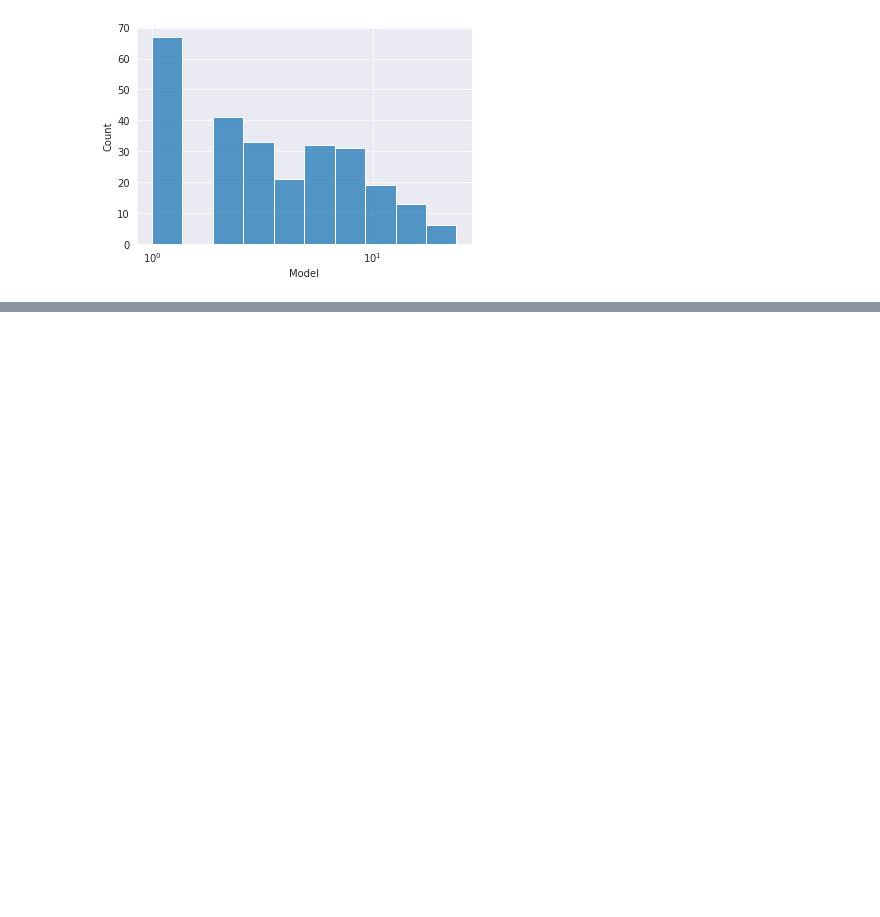
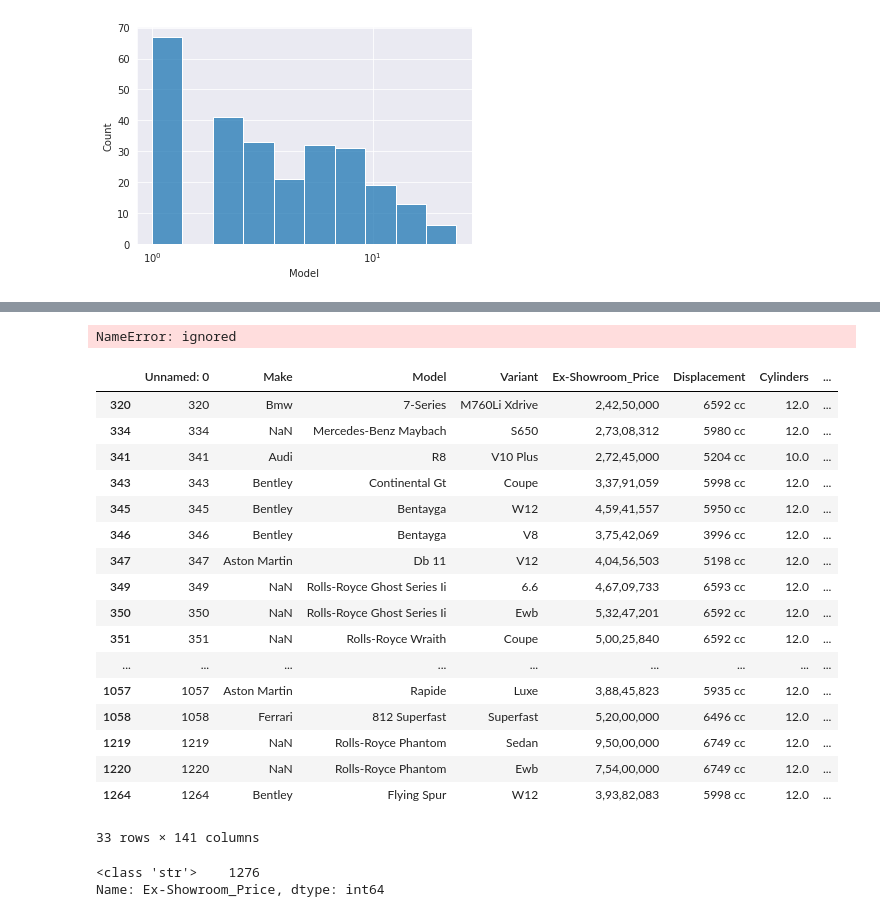
Before and after one commit to emojivibe/urvashi_data_engage, a Jupyter notebook: engage_cars.ipynb, the cells around one changed output, grey strips where cells are left out. Cells and saved outputs as stored; diff of their text form; code cells hidden in the pictures; blank space fills up the shorter version.

```diff
--- a/engage_cars.ipynb
+++ b/engage_cars.ipynb
@@ -251,0 +448,11 @@ sns.histplot(model_by_ex_showroom_price, log_scale=True)
+# %%
+def clean_currency(x):
+    """ If the value is a string, then remove currency symbol and delimiters
+    otherwise, the value is numeric and can be converted
+    """
+    if isinstance(x, str):
+        return(x.replace('$', '').replace(',', ''))
+    return(x)
+# %%
+df['Ex-Showroom_Price'] = df['Ex-Showroom_Price'].apply(clean_currency).astype('float')
+df['Price_Type'] = df['Ex-Showroom_Price'].apply(lambda x: type(x).__name__)
@@ -251,0 +461,3 @@ sns.histplot(model_by_ex_showroom_price, log_scale=True)
+# %%
+df['Ex-Showroom_Price'] = df['Ex-Showroom_Price'].str.replace('Rs.', '')
+df['Ex-Showroom_Price']
@@ -251,0 +477,30 @@ sns.histplot(model_by_ex_showroom_price, log_scale=True)
+# %%
+df.loc[:, (37, 'B')]=Datsun
+# %% [output]
+NameError: ignored
+# %%
+ df[df.Cylinders>8]
+# %% [output]
+|  | Unnamed: 0 | Make | Model | Variant | Ex-Showroom_Price | Displacement | Cylinders | ... |
+| 320 | 320 | Bmw | 7-Series | M760Li Xdrive | 2,42,50,000 | 6592 cc | 12.0 | ... |
+| 334 | 334 | NaN | Mercedes-Benz Maybach | S650 | 2,73,08,312 | 5980 cc | 12.0 | ... |
+| 341 | 341 | Audi | R8 | V10 Plus | 2,72,45,000 | 5204 cc | 10.0 | ... |
+| 343 | 343 | Bentley | Continental Gt | Coupe | 3,37,91,059 | 5998 cc | 12.0 | ... |
+| 345 | 345 | Bentley | Bentayga | W12 | 4,59,41,557 | 5950 cc | 12.0 | ... |
+| 346 | 346 | Bentley | Bentayga | V8 | 3,75,42,069 | 3996 cc | 12.0 | ... |
+| 347 | 347 | Aston Martin | Db 11 | V12 | 4,04,56,503 | 5198 cc | 12.0 | ... |
+| 349 | 349 | NaN | Rolls-Royce Ghost Series Ii | 6.6 | 4,67,09,733 | 6593 cc | 12.0 | ... |
+| 350 | 350 | NaN | Rolls-Royce Ghost Series Ii | Ewb | 5,32,47,201 | 6592 cc | 12.0 | ... |
+| 351 | 351 | NaN | Rolls-Royce Wraith | Coupe | 5,00,25,840 | 6592 cc | 12.0 | ... |
+| ... | ... | ... | ... | ... | ... | ... | ... | ... |
+| 1057 | 1057 | Aston Martin | Rapide | Luxe | 3,88,45,823 | 5935 cc | 12.0 | ... |
+| 1058 | 1058 | Ferrari | 812 Superfast | Superfast | 5,20,00,000 | 6496 cc | 12.0 | ... |
+| 1219 | 1219 | NaN | Rolls-Royce Phantom | Sedan | 9,50,00,000 | 6749 cc | 12.0 | ... |
+| 1220 | 1220 | NaN | Rolls-Royce Phantom | Ewb | 7,54,00,000 | 6749 cc | 12.0 | ... |
+| 1264 | 1264 | Bentley | Flying Spur | W12 | 3,93,82,083 | 5998 cc | 12.0 | ... |
+33 rows × 141 columns
+# %%
+df['Ex-Showroom_Price'].apply(type).value_counts()
+# %% [output]
+<class 'str'>    1276
+Name: Ex-Showroom_Price, dtype: int64
```
Also changed, not shown: parts of 56 cells of this notebook.
